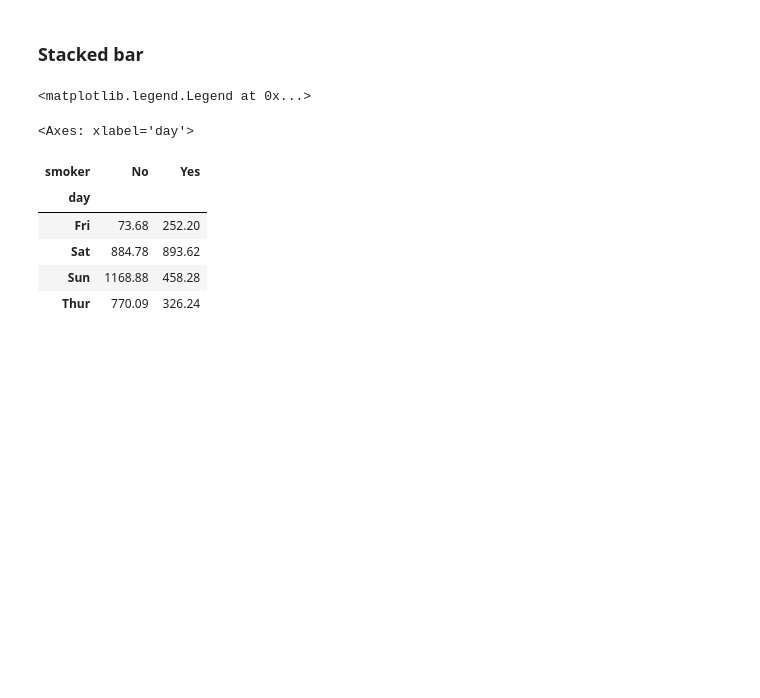
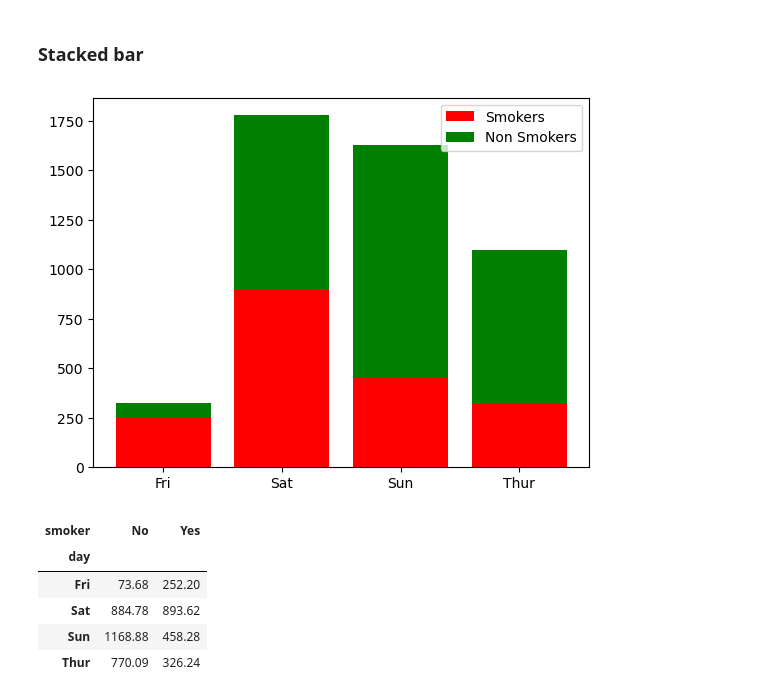
Before and after one commit to srikanthpragada/DS_10_DEC_2024, a Jupyter notebook: plots/matplotlibdemo.ipynb, the cells around one changed output. Cells and saved outputs as stored; diff of their text form; code cells hidden in the pictures; blank space fills up the shorter version.

```diff
--- a/plots/matplotlibdemo.ipynb
+++ b/plots/matplotlibdemo.ipynb
@@ -237,6 +230,6 @@ for i in tc.index:
 # %%
 # smoker_total  = pd.crosstab(tips['day'], tips['smoker'], tips['total_bill'], aggfunc=sum)
-smoker_total  = tips.pivot_table(index='day', columns='smoker',values= 'total_bill',aggfunc=sum)
+smoker_total  = tips.pivot_table(index='day', columns='smoker',values= 'total_bill',aggfunc="sum")
 # %%
 smoker_total
 # %% [output]
@@ -251,14 +244,11 @@ smoker_total
 # %%
 ax = plt.subplot()
 ax.bar(smoker_total.index , height=smoker_total['Yes'], label="Smokers", color='red')
-ax.bar(smoker_total.index , height=smoker_total['No'], bottom = smoker_total["Yes"],  label="Non Smokers")
+ax.bar(smoker_total.index , height=smoker_total['No'], bottom = smoker_total["Yes"],  color = 'green',  label="Non Smokers")
 ax.legend()
+plt.show()
 # %% [output]
-<matplotlib.legend.Legend at 0x...>
+[figure, added]
-# %%
-smoker_total.plot.bar(stacked=True)
-# %% [output]
-<Axes: xlabel='day'>
 # %%
 smoker_total
 # %% [output]
```
Also changed, not shown: parts of 23 cells of this notebook, 2 other files.
